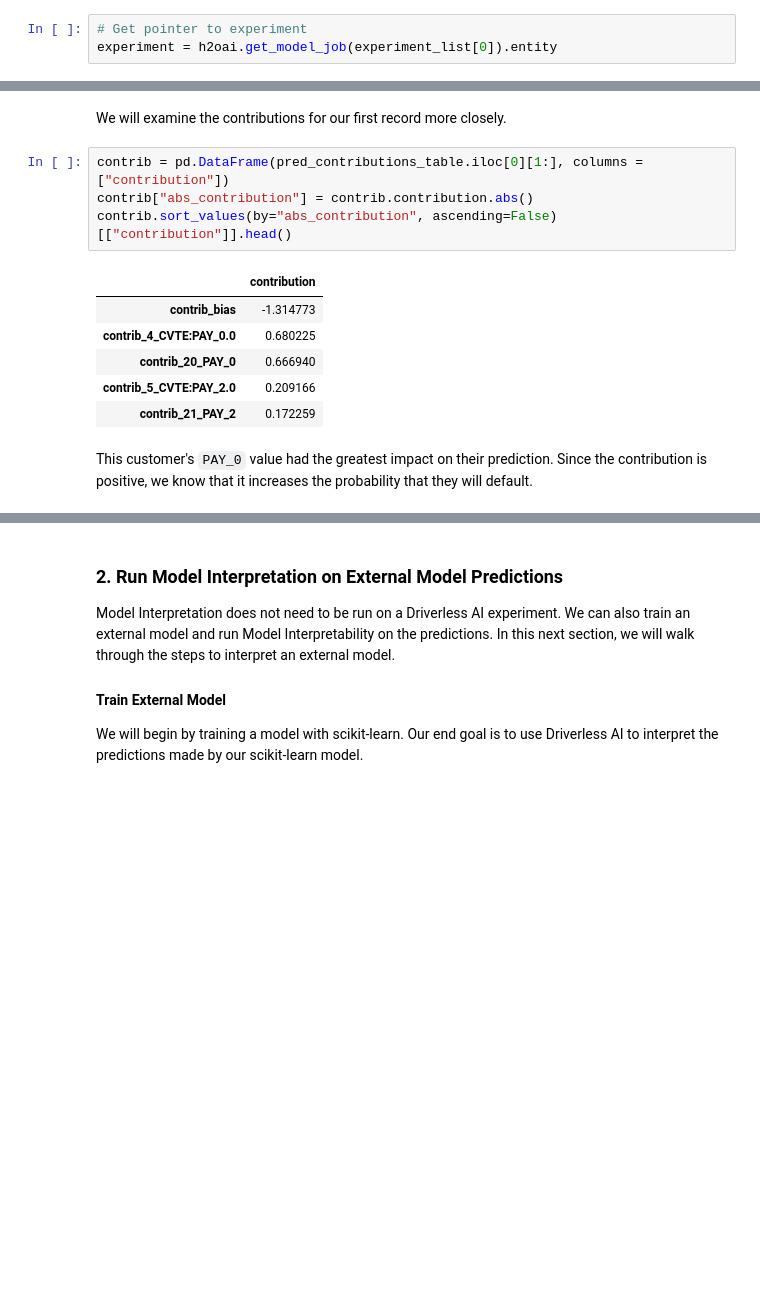
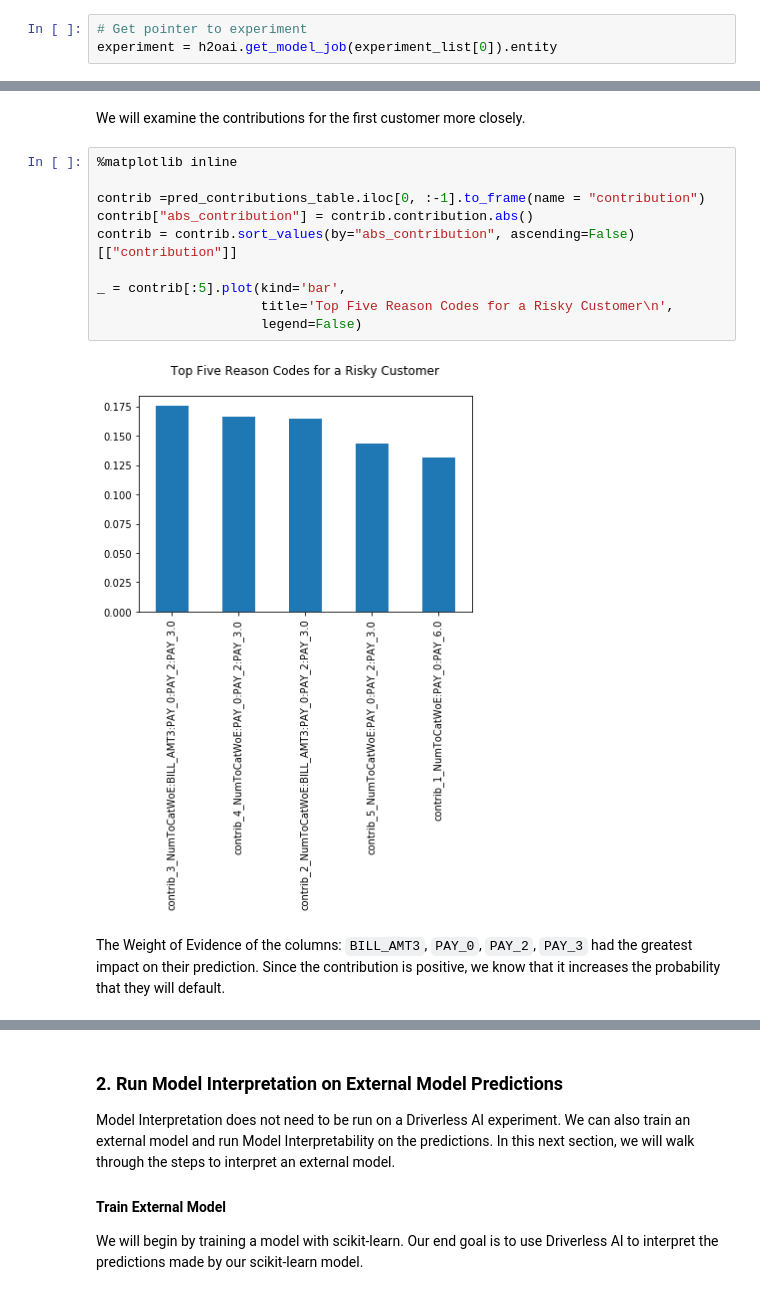
Before and after one commit to h2oai/driverlessai-tutorials, a Jupyter notebook: driverlessai_experiments/iid/credit_card_experiment/credit_card_default.ipynb, the cells around one changed output, grey strips where cells are left out. Drawn from its saved outputs; the diff is of its cells as text; blank space fills up the shorter version.

```diff
--- a/driverlessai_experiments/iid/credit_card_experiment/credit_card_default.ipynb
+++ b/driverlessai_experiments/iid/credit_card_experiment/credit_card_default.ipynb
@@ -345,18 +423,19 @@ pred_contributions_table.head()
 # %% [markdown]
-We will examine the contributions for our first record more closely.
+We will examine the contributions for the first customer more closely.
 # %%
-contrib = pd.DataFrame(pred_contributions_table.iloc[0][1:], columns = ["contribution"])
+%matplotlib inline
+
+contrib =pred_contributions_table.iloc[0, :-1].to_frame(name = "contribution")
 contrib["abs_contribution"] = contrib.contribution.abs()
-contrib.sort_values(by="abs_contribution", ascending=False)[["contribution"]].head()
+contrib = contrib.sort_values(by="abs_contribution", ascending=False)[["contribution"]]
+
+_ = contrib[:5].plot(kind='bar',
+                     title='Top Five Reason Codes for a Risky Customer\n',
+                     legend=False)
 # %% [output]
-|  | contribution |
-| contrib_bias | -1.314773 |
-| contrib_4_CVTE:PAY_0.0 | 0.680225 |
-| contrib_20_PAY_0 | 0.666940 |
-| contrib_5_CVTE:PAY_2.0 | 0.209166 |
-| contrib_21_PAY_2 | 0.172259 |
+[figure, added]
 # %% [markdown]
-This customer's `PAY_0` value had the greatest impact on their prediction.  Since the contribution is positive, we know that it increases the probability that they will default.
+The Weight of Evidence of the columns: `BILL_AMT3`, `PAY_0`, `PAY_2`, `PAY_3` had the greatest impact on their prediction.  Since the contribution is positive, we know that it increases the probability that they will default.
 # %% [markdown]
 ## Run Model Interpretation
 
```
Also changed, not shown: parts of 46 cells of this notebook, 2 other files.
